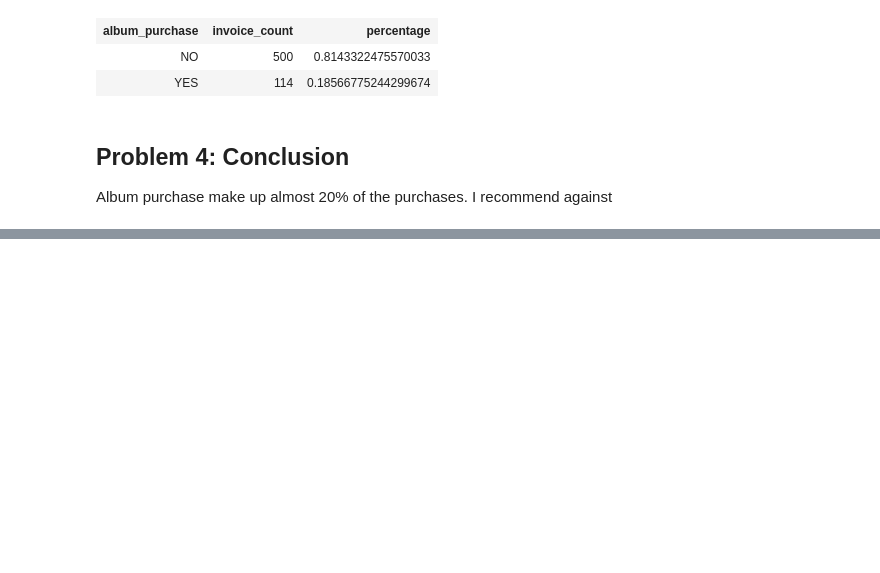
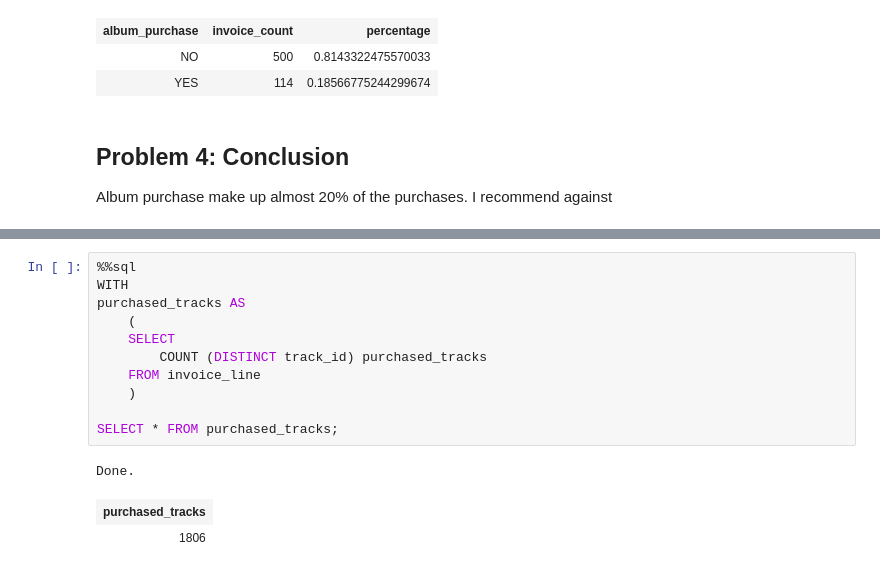
Before and after one commit to dillon725/personal-projects, a Jupyter notebook: SQL Music Store Project.ipynb, the cells around one changed output, grey strips where cells are left out. Drawn from its saved outputs; the diff is of its cells as text; blank space fills up the shorter version.

```diff
--- a/SQL Music Store Project.ipynb
+++ b/SQL Music Store Project.ipynb
@@ -377,0 +438,15 @@ Album purchase make up almost 20% of the purchases. I recommend against
+# %%
+%%sql
+WITH
+purchased_tracks AS
+    (
+    SELECT
+        COUNT (DISTINCT track_id) purchased_tracks
+    FROM invoice_line
+    )
+
+SELECT * FROM purchased_tracks;
+# %% [output]
+Done.
+| purchased_tracks |
+| 1806 |
```
Also changed, not shown: parts of 5 cells of this notebook.
